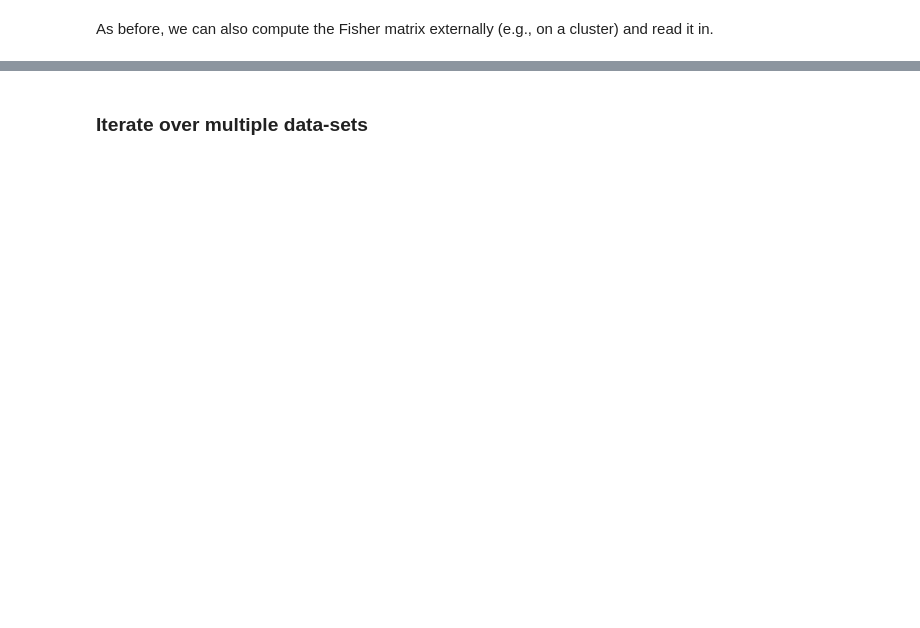
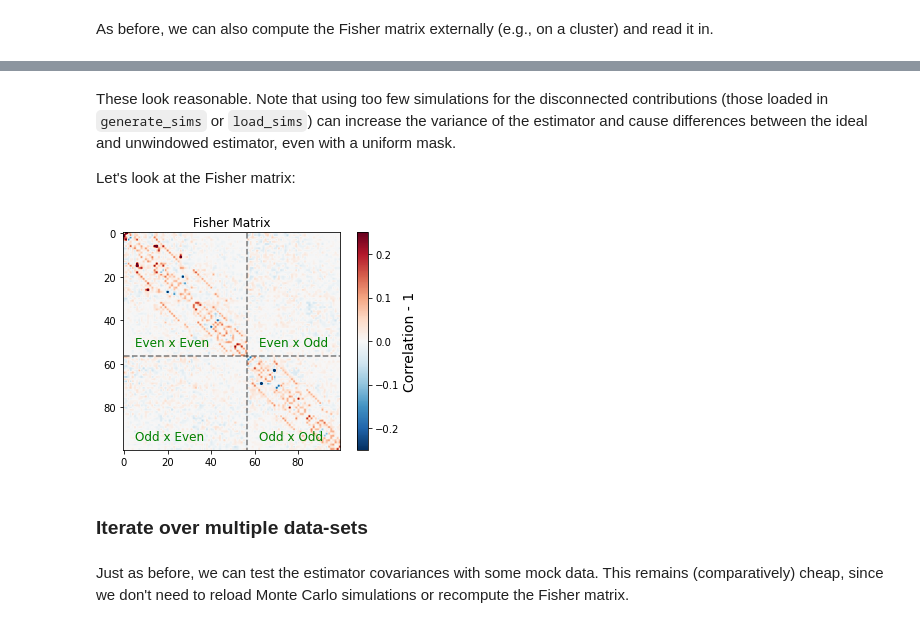
Before and after one commit to oliverphilcox/PolyBin, a Jupyter notebook: Tutorial.ipynb, the cells around one changed output, grey strips where cells are left out. Saved outputs shown, nothing was run; the diff lists cells and outputs as text; code cells hidden in the pictures; blank space fills up the shorter version.

````diff
--- a/Tutorial.ipynb
+++ b/Tutorial.ipynb
@@ -765,20 +776,29 @@ plt.ylabel(r"$\ell_1\ell_2\ell_3\ell_4\,t^{\ell_1\ell_2}_{\ell_3\ell_4}\,\,[\mu
+# %% [markdown]
+These look reasonable. Note that using too few simulations for the disconnected contributions (those loaded in ```generate_sims``` or ```load_sims```) can increase the variance of the estimator and cause differences between the ideal and unwindowed estimator, even with a uniform mask.
+
+Let's look at the Fisher matrix:
 # %%
-corr_fish_t = tspec.fish_both/np.sqrt(np.outer(np.diag(tspec.fish_both),np.diag(tspec.fish_both)))
+ff = np.linalg.inv(np.linalg.inv(tspec.fish_both)@tspec.fish_both@np.linalg.inv(tspec.fish_both)).T
+corr_fish_t = ff/np.sqrt(np.outer(np.diag(ff),np.diag(ff)))
 v = 0.25
 plt.imshow(corr_fish_t-np.eye(len(corr_fish_t)),cmap=cm.RdBu_r,vmax=v,vmin=-v)
 plt.title("Fisher Matrix")
 cbar = plt.colorbar();
 cbar.set_label('Correlation - 1',fontsize=14)
 plt.hlines(tspec.N_t_even-0.5,0.,tspec.N_t_even+tspec.N_t_odd,color='k',alpha=0.5,ls='--')
 plt.vlines(tspec.N_t_even-0.5,0,tspec.N_t_even+tspec.N_t_odd,color='k',alpha=0.5,ls='--')
 plt.xlim(-0.5,tspec.N_t_even+tspec.N_t_odd-0.5)
 plt.ylim(tspec.N_t_even+tspec.N_t_odd-0.5,-0.5)
 plt.text(5,tspec.N_t_even-5,'Even x Even',c='g',fontsize=12)
 plt.text(tspec.N_t_even+5,tspec.N_t_even-5,'Even x Odd',c='g',fontsize=12)
 plt.text(5,tspec.N_t_even+tspec.N_t_odd-5,'Odd x Even',c='g',fontsize=12)
 plt.text(tspec.N_t_even+5,tspec.N_t_even+tspec.N_t_odd-5,'Odd x Odd',c='g',fontsize=12);
+# %% [output]
+[figure, added]
 # %% [markdown]
 ### Iterate over multiple data-sets
+# %% [markdown]
+Just as before, we can test the estimator covariances with some mock data. This remains (comparatively) cheap, since we don't need to reload Monte Carlo simulations or recompute the Fisher matrix.
 # %%
 tl_unwindowed_all = []
 tl_ideal_all = []
````
Also changed, not shown: parts of 56 cells of this notebook.
